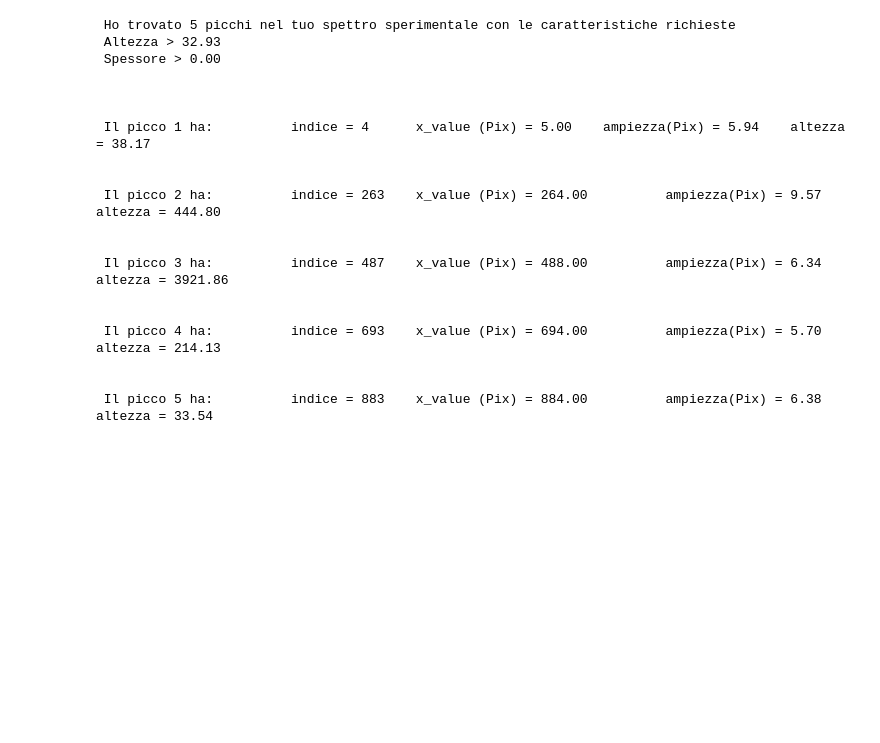
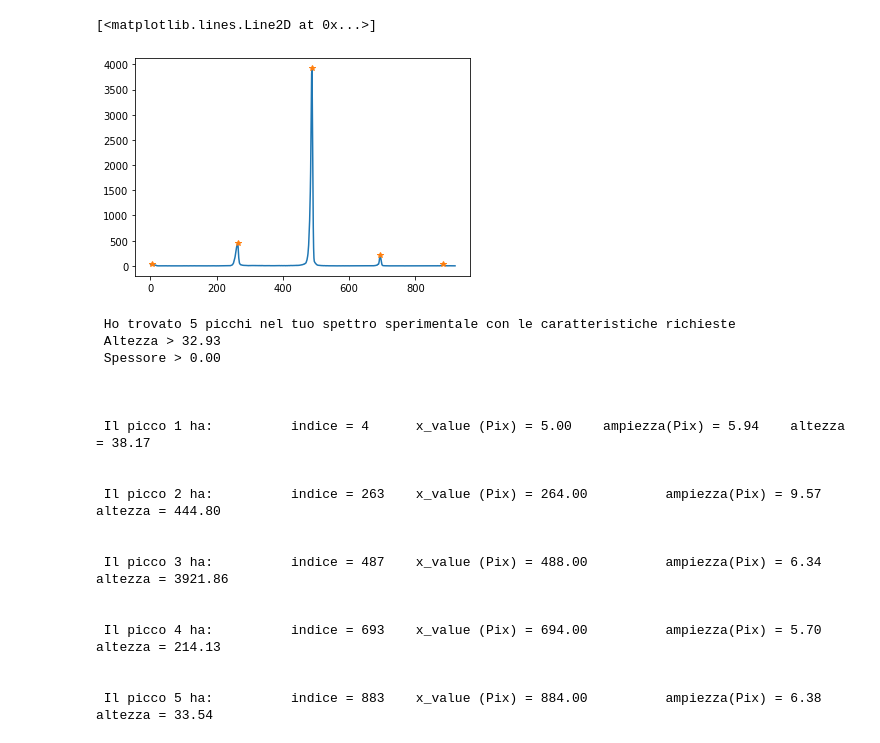
Before and after one commit to flautodipan/Python_Libraries, a Jupyter notebook: Experimentum_III.ipynb, the cells around one changed output. Cells and saved outputs as stored; diff of their text form; code cells hidden in the pictures; blank space fills up the shorter version.

```diff
--- a/Experimentum_III.ipynb
+++ b/Experimentum_III.ipynb
@@ -34,3 +43,10 @@ ATTENZIONE guarda Get_VIPA_mat
+# %%
+peaks = Find_Highest_n_peaks(Data.y_VIPA, 5, height = 10., distance = 15, width = 1.)
+plot(Data.x_VIPA, Data.y_VIPA)
+plot(Data.x_VIPA[Data.VIPA_peaks['peaks_idx']], Data.y_VIPA[Data.VIPA_peaks['peaks_idx']], '*')
+# %% [output]
+[<matplotlib.lines.Line2D at 0x...>]
+[figure, added]
 # %%
 #2) Analizzo questi Spettri per capire come gestire le funzioni dopo
 Data.How_Many_Peaks_To_VIPA(treshold = 30)
```
Also changed, not shown: parts of 14 cells of this notebook, 3 other files.
